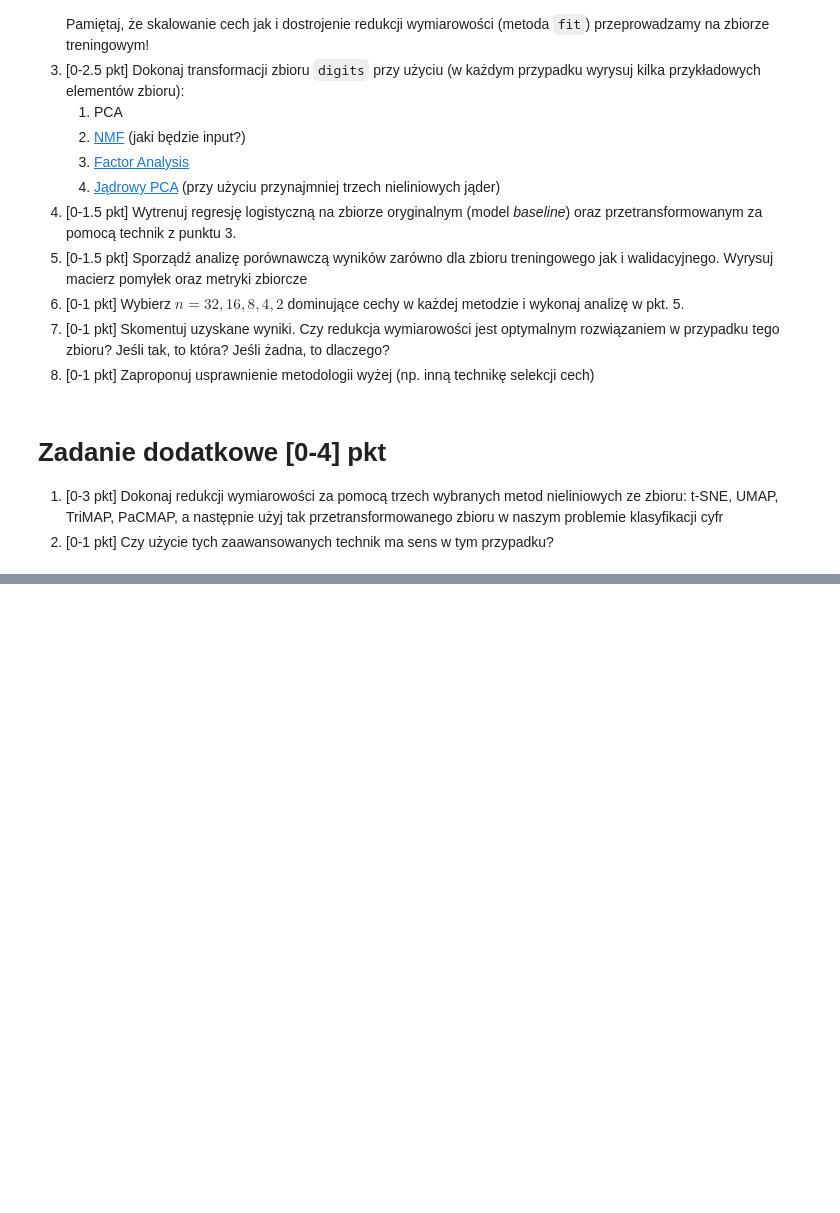
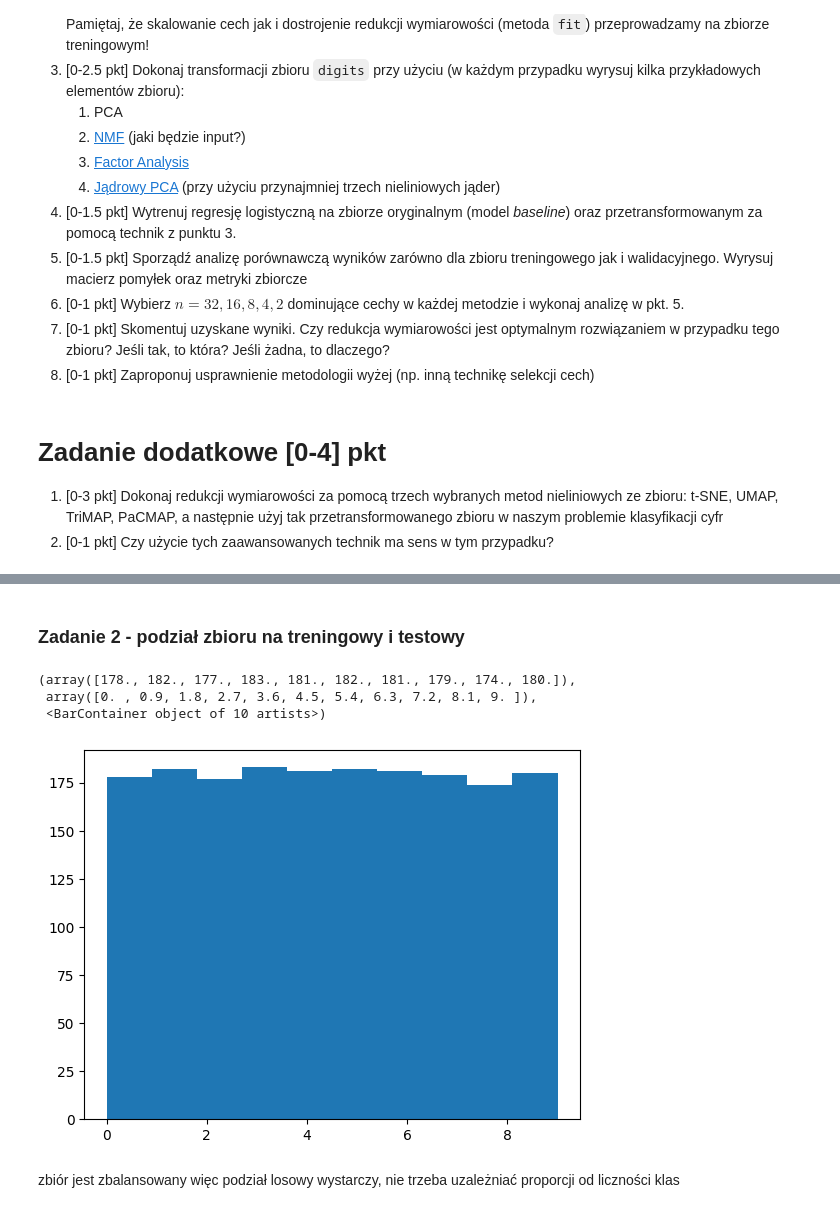
Before and after one commit to Marek55S/machine-learning-basis, a Jupyter notebook: 6_selekcja_redukcja/6-zadanie_domowe.ipynb, the cells around one changed output, grey strips where cells are left out. Drawn from its saved outputs; the diff is of its cells as text; code cells hidden in the pictures; blank space fills up the shorter version.

```diff
--- a/6_selekcja_redukcja/6-zadanie_domowe.ipynb
+++ b/6_selekcja_redukcja/6-zadanie_domowe.ipynb
@@ -61,0 +69,14 @@ def plot_gallery(title, images, n_col=3, n_row=2, image_shape = (64,64),cmap=plt
+# %%
+digits_data = digits.data
+digits_target = digits.target
+# %% [markdown]
+### Zadanie 2 - podział zbioru na treningowy i testowy
+# %%
+plt.hist(digits_target, bins=10)
+# %% [output]
+(array([178., 182., 177., 183., 181., 182., 181., 179., 174., 180.]),
+ array([0. , 0.9, 1.8, 2.7, 3.6, 4.5, 5.4, 6.3, 7.2, 8.1, 9. ]),
+ <BarContainer object of 10 artists>)
+[figure, added]
+# %% [markdown]
+zbiór jest zbalansowany więc podział losowy wystarczy, nie trzeba uzależniać proporcji od liczności klas
```
Also changed, not shown: parts of 43 cells of this notebook, 1 other file.
